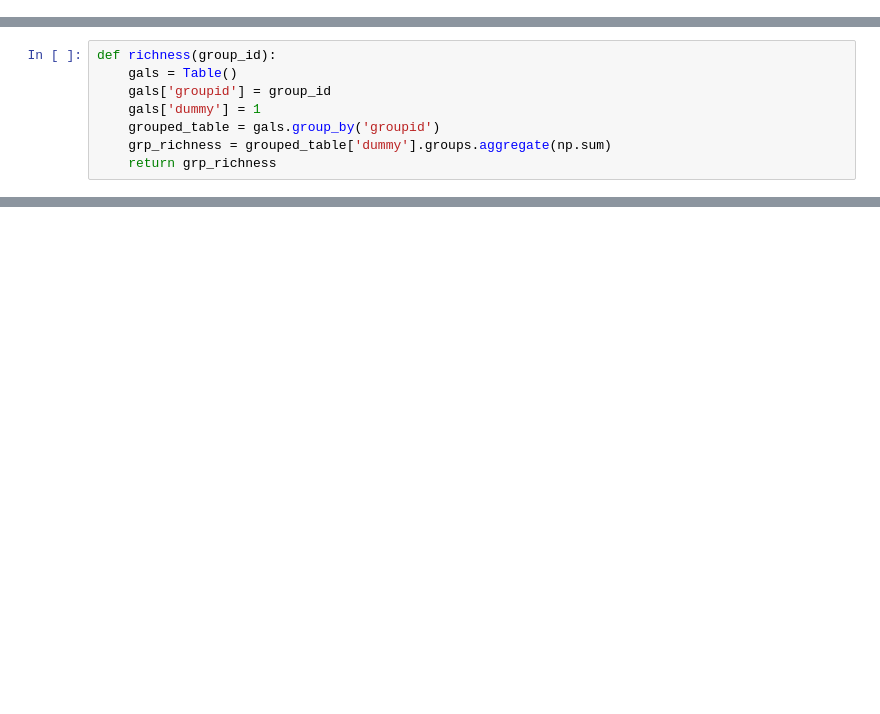
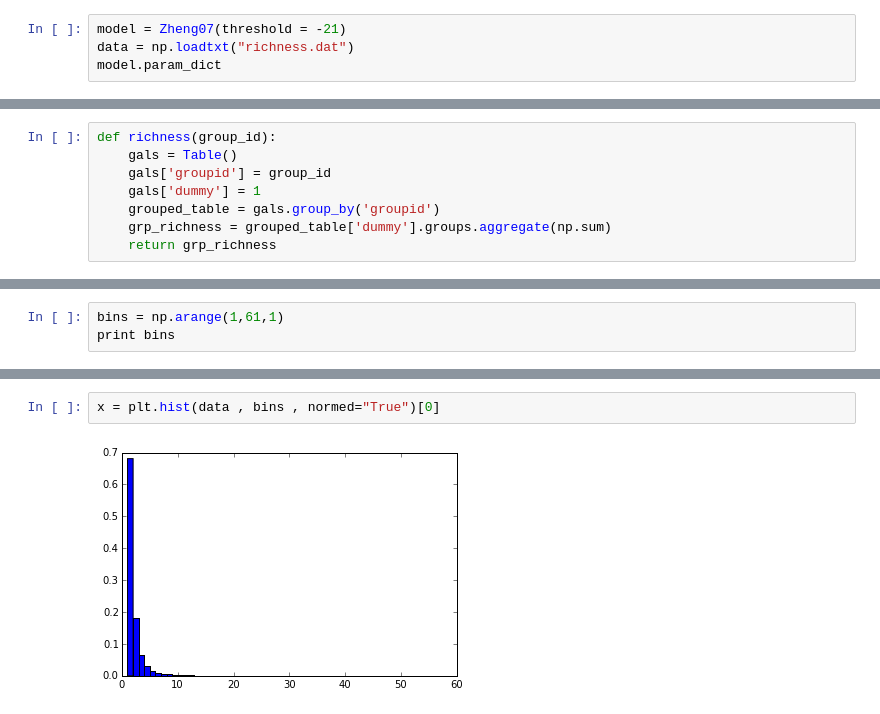
Before and after one commit to mjvakili/ccppabc, a Jupyter notebook: halo/code/notebooks/Untitled.ipynb, the cells around one changed output, grey strips where cells are left out. Drawn from its saved outputs; the diff is of its cells as text; blank space fills up the shorter version.

```diff
--- a/halo/code/notebooks/Untitled.ipynb
+++ b/halo/code/notebooks/Untitled.ipynb
@@ -11,0 +11,4 @@ plotting.prettyplot()
+# %%
+model = Zheng07(threshold = -21)
+data = np.loadtxt("richness.dat")
+model.param_dict
@@ -122,0 +38,3 @@ plt.xscale("log")
+# %%
+bins = np.arange(1,61,1)
+print bins
@@ -122,0 +59,4 @@ plt.xscale("log")
+# %%
+x = plt.hist(data , bins , normed="True")[0]
+# %% [output]
+[figure, added]
```
Also changed, not shown: parts of 53 cells of this notebook, 1 other file.
